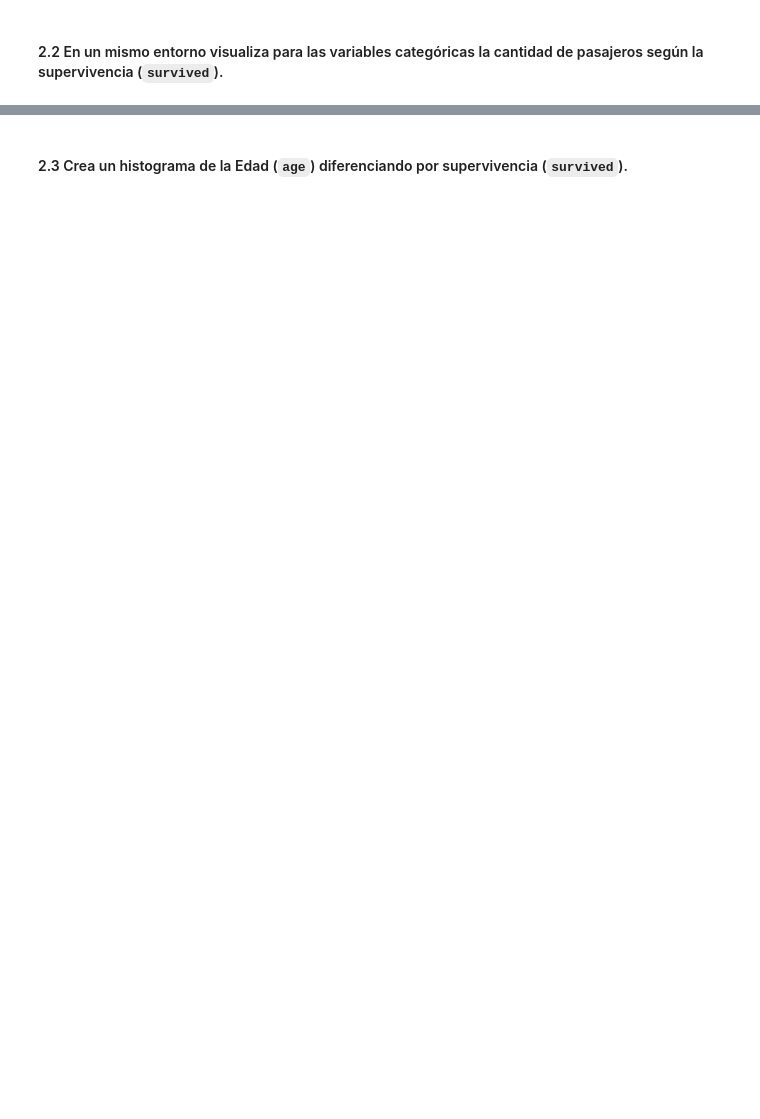
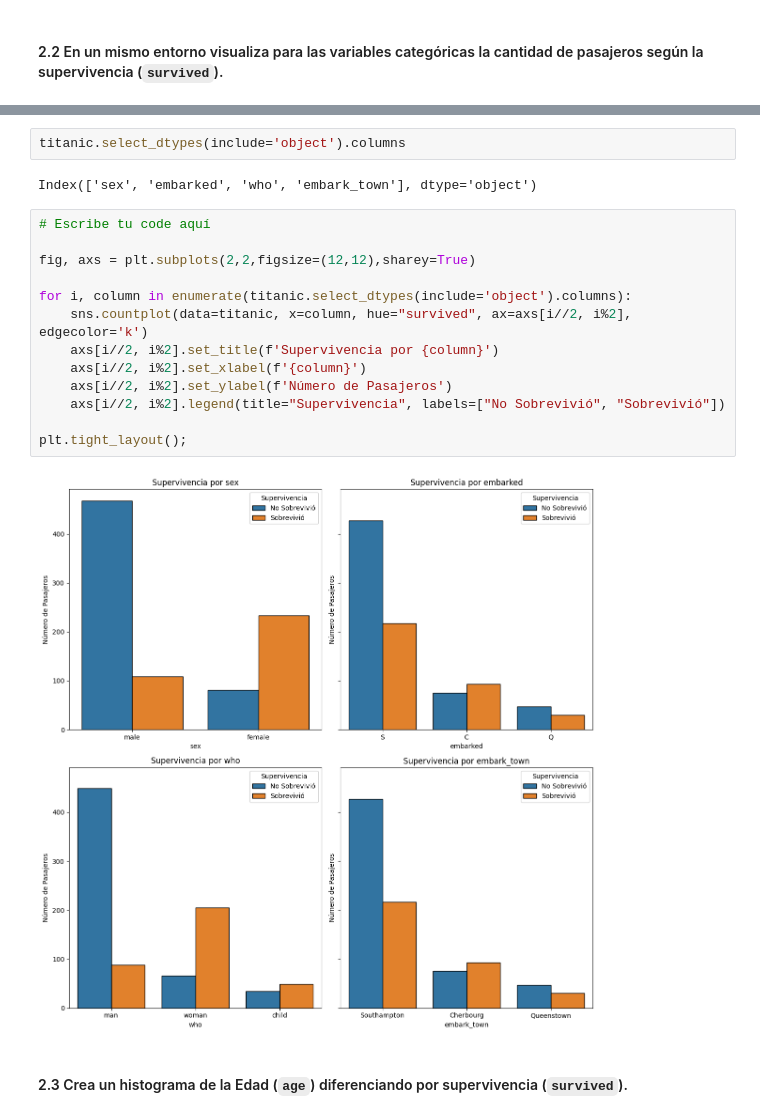
Before and after one commit to AlejandroVillazonG/ayudantias_MAT281, a Jupyter notebook: ayudantias_2023/Ayud6_MAT281_matplotlib_seaborn.ipynb, the cells around one changed output, grey strips where cells are left out. Cells and saved outputs as stored; diff of their text form; blank space fills up the shorter version.

```diff
--- a/ayudantias_2023/Ayud6_MAT281_matplotlib_seaborn.ipynb
+++ b/ayudantias_2023/Ayud6_MAT281_matplotlib_seaborn.ipynb
@@ -424,2 +427,21 @@ with sns.color_palette():
+# %%
+titanic.select_dtypes(include='object').columns
+# %% [output]
+Index(['sex', 'embarked', 'who', 'embark_town'], dtype='object')
+# %%
+# Escribe tu code aquí
+
+fig, axs = plt.subplots(2,2,figsize=(12,12),sharey=True)
+
+for i, column in enumerate(titanic.select_dtypes(include='object').columns):
+    sns.countplot(data=titanic, x=column, hue="survived", ax=axs[i//2, i%2], edgecolor='k')
+    axs[i//2, i%2].set_title(f'Supervivencia por {column}')
+    axs[i//2, i%2].set_xlabel(f'{column}')
+    axs[i//2, i%2].set_ylabel(f'Número de Pasajeros')
+    axs[i//2, i%2].legend(title="Supervivencia", labels=["No Sobrevivió", "Sobrevivió"])
+
+plt.tight_layout();
+# %% [output]
+[figure, added]
 # %% [markdown]
 #### 2.3 Crea un histograma de la Edad (`age`) diferenciando por supervivencia (`survived`).
```
Also changed, not shown: parts of 11 cells of this notebook.
